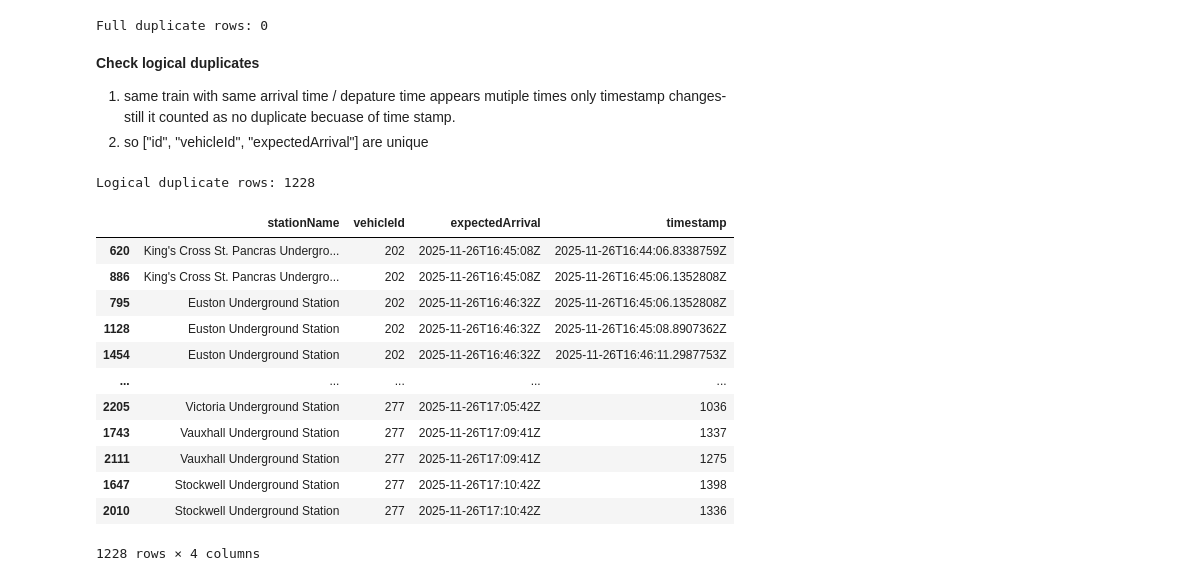
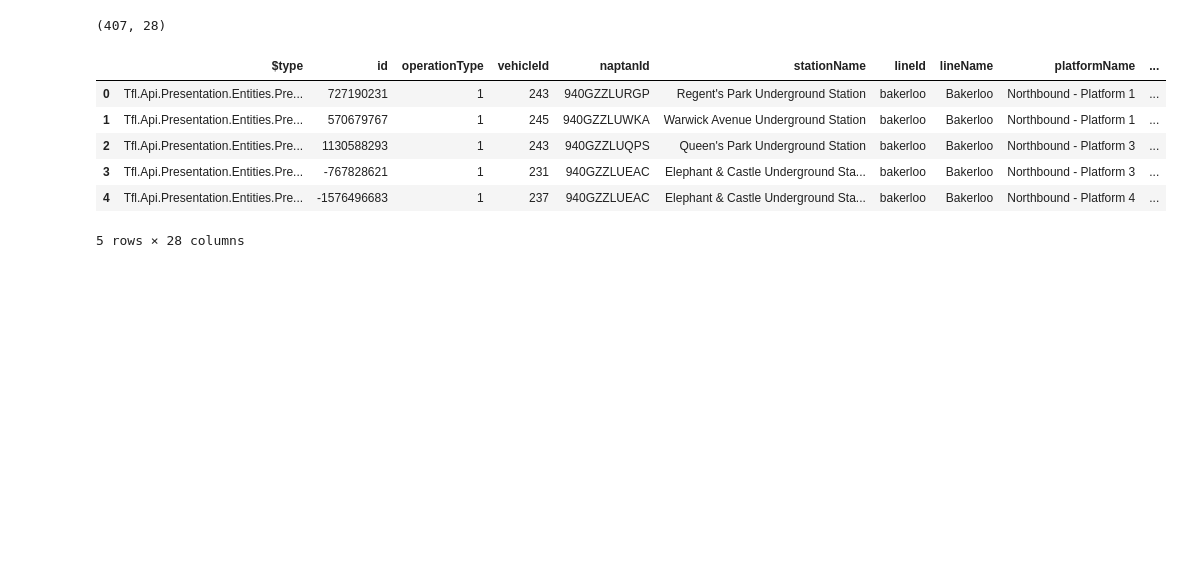
Before and after one commit to Kavyakolli34/TFL_Data_Pipeline_Analytics_Hub, a Jupyter notebook: TFL_Batch Processing/src/bronze/analysis.ipynb, the cells around one changed output. Drawn from its saved outputs; the diff is of its cells as text; code cells hidden in the pictures; blank space fills up the shorter version.

```diff
--- a/TFL_Batch Processing/src/bronze/analysis.ipynb
+++ b/TFL_Batch Processing/src/bronze/analysis.ipynb
@@ -122,46 +1,22 @@ dtype: int64
-# %%
-#Check FULL duplicate rows
-
-full_duplicates = df[df.duplicated()]
-
-print("Full duplicate rows:", full_duplicates.shape[0])
-# %% [output]
-Full duplicate rows: 0
-# %% [markdown]
-**Check logical duplicates**
-1. same train with same arrival time / depature time appears mutiple times only timestamp changes- still it counted as no duplicate becuase of time stamp.
-2. so ["id", "vehicleId", "expectedArrival"] are unique
-# %%
-#subset--checks only important columns ; keep=False -- shows all copies, not just one
-
-keep=False → shows all copies, not just one
-logical_duplicates = df[df.duplicated(
-    subset=["id", "vehicleId", "expectedArrival"],
-    keep=False
-)]
-
-print("Logical duplicate rows:", logical_duplicates.shape[0])
-# %% [output]
-Logical duplicate rows: 1228
-# %%
-#view those logical duplicates
-
-logical_duplicates[
-    ["stationName", "vehicleId", "expectedArrival", "timestamp"]
-].sort_values(["vehicleId", "expectedArrival"])
-# %% [output]
-|  | stationName | vehicleId | expectedArrival | timestamp |
-| 620 | King's Cross St. Pancras Undergro... | 202 | 2025-11-26T16:45:08Z | 2025-11-26T16:44:06.8338759Z |
-| 886 | King's Cross St. Pancras Undergro... | 202 | 2025-11-26T16:45:08Z | 2025-11-26T16:45:06.1352808Z |
-| 795 | Euston Underground Station | 202 | 2025-11-26T16:46:32Z | 2025-11-26T16:45:06.1352808Z |
-| 1128 | Euston Underground Station | 202 | 2025-11-26T16:46:32Z | 2025-11-26T16:45:08.8907362Z |
-| 1454 | Euston Underground Station | 202 | 2025-11-26T16:46:32Z | 2025-11-26T16:46:11.2987753Z |
-| ... | ... | ... | ... | ... |
-| 2205 | Victoria Underground Station | 277 | 2025-11-26T17:05:42Z | 1036 |
-| 1743 | Vauxhall Underground Station | 277 | 2025-11-26T17:09:41Z | 1337 |
-| 2111 | Vauxhall Underground Station | 277 | 2025-11-26T17:09:41Z | 1275 |
-| 1647 | Stockwell Underground Station | 277 | 2025-11-26T17:10:42Z | 1398 |
-| 2010 | Stockwell Underground Station | 277 | 2025-11-26T17:10:42Z | 1336 |
-1228 rows × 4 columns
+# %%
+import pandas as pd
+
+
+# Load one raw file first
+df = pd.read_csv(
+    "../../data/raw/Bakerloo.csv"
+)
+
+print(df.shape)
+df.head()
+# %% [output]
+(407, 28)
+|  | $type | id | operationType | vehicleId | naptanId | stationName | lineId | lineName | platformName | ... |
+| 0 | Tfl.Api.Presentation.Entities.Pre... | 727190231 | 1 | 243 | 940GZZLURGP | Regent's Park Underground Station | bakerloo | Bakerloo | Northbound - Platform 1 | ... |
+| 1 | Tfl.Api.Presentation.Entities.Pre... | 570679767 | 1 | 245 | 940GZZLUWKA | Warwick Avenue Underground Station | bakerloo | Bakerloo | Northbound - Platform 1 | ... |
+| 2 | Tfl.Api.Presentation.Entities.Pre... | 1130588293 | 1 | 243 | 940GZZLUQPS | Queen's Park Underground Station | bakerloo | Bakerloo | Northbound - Platform 3 | ... |
+| 3 | Tfl.Api.Presentation.Entities.Pre... | -767828621 | 1 | 231 | 940GZZLUEAC | Elephant & Castle Underground Sta... | bakerloo | Bakerloo | Northbound - Platform 3 | ... |
+| 4 | Tfl.Api.Presentation.Entities.Pre... | -1576496683 | 1 | 237 | 940GZZLUEAC | Elephant & Castle Underground Sta... | bakerloo | Bakerloo | Northbound - Platform 4 | ... |
+5 rows × 28 columns
 # %%
 #Read all 6 CSV files
```
Also changed, not shown: parts of 24 cells of this notebook.
